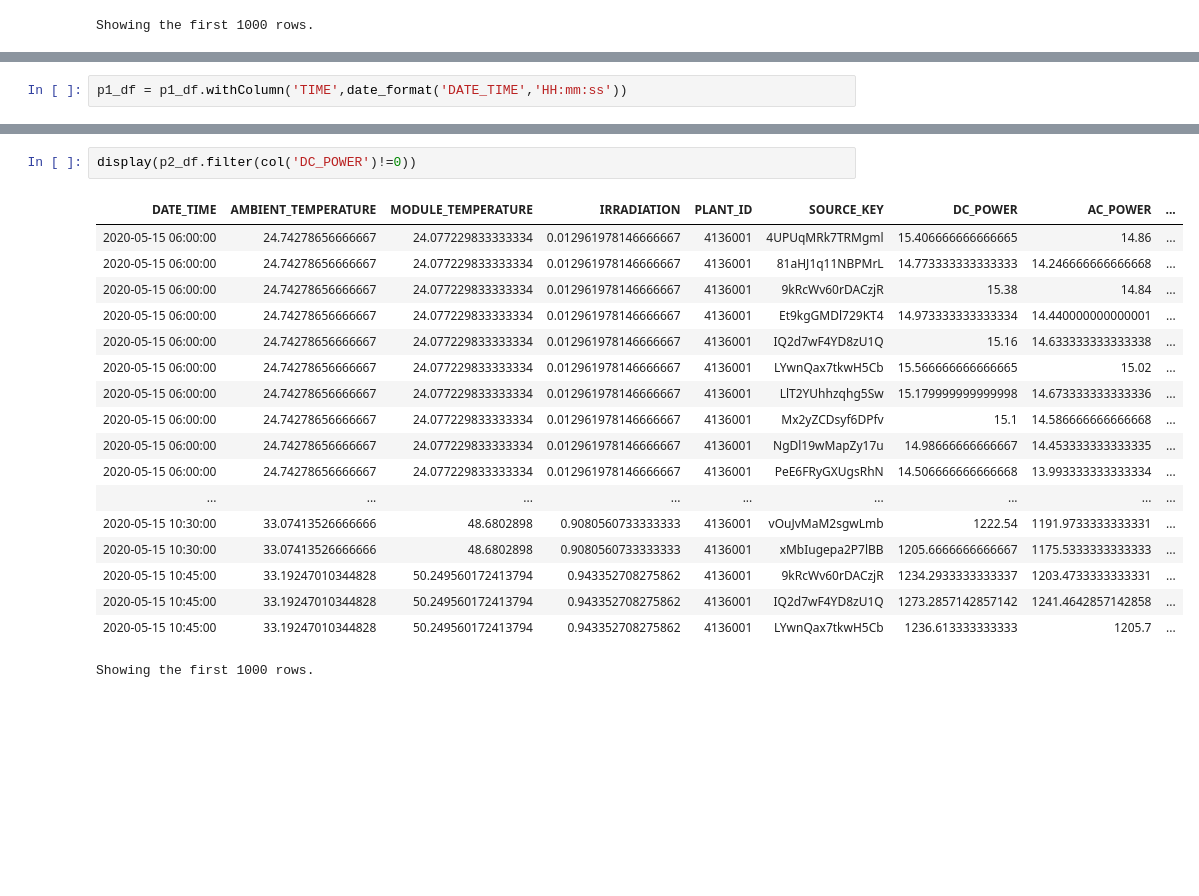
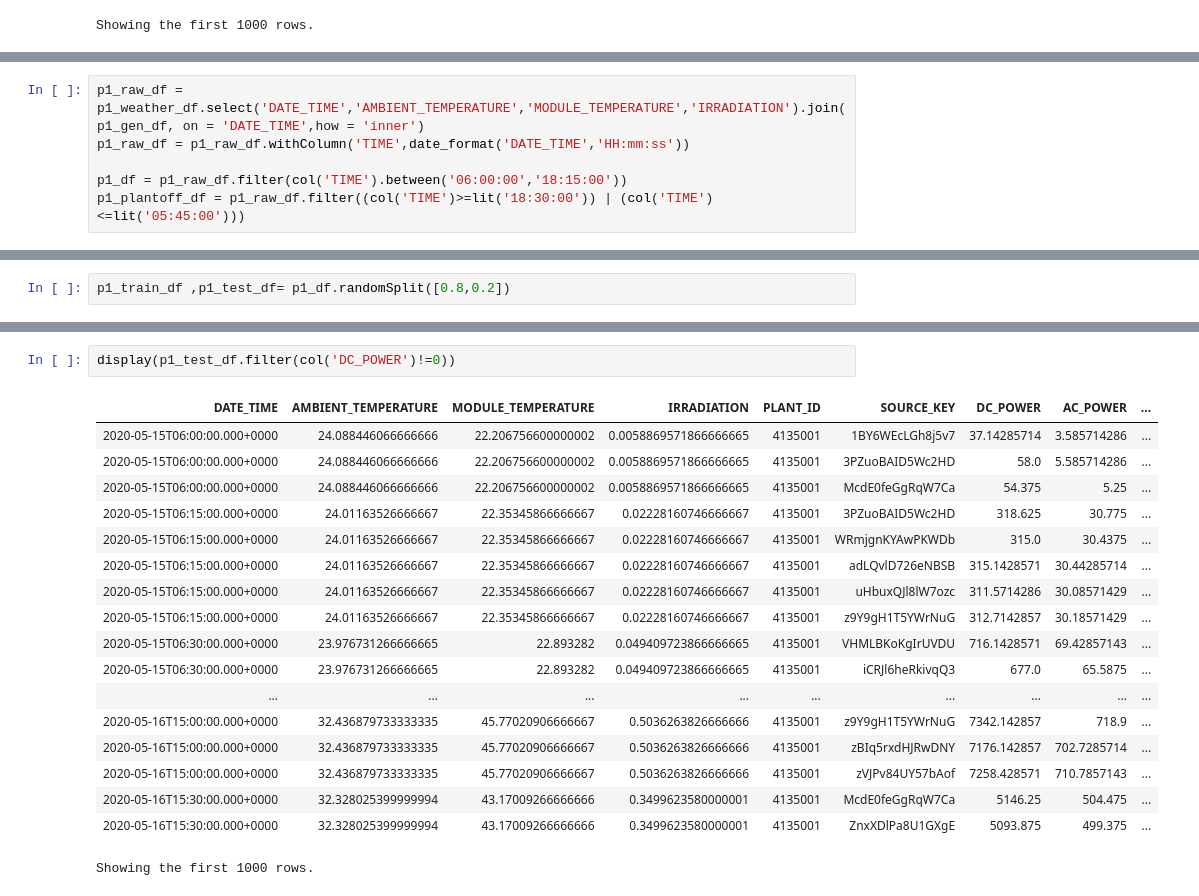
Before and after one commit to rajkothari-3156/SolarPower-SparkStreaming, a Jupyter notebook: MachineLearning/SolarPowerPreProcessing.ipynb, the cells around one changed output, grey strips where cells are left out. Drawn from its saved outputs; the diff is of its cells as text; blank space fills up the shorter version.

```diff
--- a/MachineLearning/SolarPowerPreProcessing.ipynb
+++ b/MachineLearning/SolarPowerPreProcessing.ipynb
@@ -109,0 +108,6 @@ p1_df = p1_weather_df.select('DATE_TIME','AMBIENT_TEMPERATURE','MODULE_TEMPERATU
+# %%
+p1_raw_df = p1_weather_df.select('DATE_TIME','AMBIENT_TEMPERATURE','MODULE_TEMPERATURE','IRRADIATION').join(p1_gen_df, on = 'DATE_TIME',how = 'inner')
+p1_raw_df = p1_raw_df.withColumn('TIME',date_format('DATE_TIME','HH:mm:ss'))
+
+p1_df = p1_raw_df.filter(col('TIME').between('06:00:00','18:15:00'))
+p1_plantoff_df = p1_raw_df.filter((col('TIME')>=lit('18:30:00')) | (col('TIME')<=lit('05:45:00')))
@@ -130,3 +136 @@ display(p1_df)
 Showing the first 1000 rows.
-# %%
-p1_df = p1_df.withColumn('TIME',date_format('DATE_TIME','HH:mm:ss'))
@@ -140,0 +137,2 @@ p1_df = p1_df.withColumn('TIME',date_format('DATE_TIME','HH:mm:ss'))
+# %%
+p1_train_df ,p1_test_df= p1_df.randomSplit([0.8,0.2])
@@ -247,21 +264,21 @@ p2_df = p2_weather_df.select('DATE_TIME','AMBIENT_TEMPERATURE','MODULE_TEMPERATU
 # %%
-display(p2_df.filter(col('DC_POWER')!=0))
+display(p1_test_df.filter(col('DC_POWER')!=0))
 # %% [output]
 | DATE_TIME | AMBIENT_TEMPERATURE | MODULE_TEMPERATURE | IRRADIATION | PLANT_ID | SOURCE_KEY | DC_POWER | AC_POWER | ... |
-| 2020-05-15 06:00:00 | 24.74278656666667 | 24.077229833333334 | 0.012961978146666667 | 4136001 | 4UPUqMRk7TRMgml | 15.406666666666665 | 14.86 | ... |
-| 2020-05-15 06:00:00 | 24.74278656666667 | 24.077229833333334 | 0.012961978146666667 | 4136001 | 81aHJ1q11NBPMrL | 14.773333333333333 | 14.246666666666668 | ... |
-| 2020-05-15 06:00:00 | 24.74278656666667 | 24.077229833333334 | 0.012961978146666667 | 4136001 | 9kRcWv60rDACzjR | 15.38 | 14.84 | ... |
-| 2020-05-15 06:00:00 | 24.74278656666667 | 24.077229833333334 | 0.012961978146666667 | 4136001 | Et9kgGMDl729KT4 | 14.973333333333334 | 14.440000000000001 | ... |
-| 2020-05-15 06:00:00 | 24.74278656666667 | 24.077229833333334 | 0.012961978146666667 | 4136001 | IQ2d7wF4YD8zU1Q | 15.16 | 14.633333333333338 | ... |
-| 2020-05-15 06:00:00 | 24.74278656666667 | 24.077229833333334 | 0.012961978146666667 | 4136001 | LYwnQax7tkwH5Cb | 15.566666666666665 | 15.02 | ... |
-| 2020-05-15 06:00:00 | 24.74278656666667 | 24.077229833333334 | 0.012961978146666667 | 4136001 | LlT2YUhhzqhg5Sw | 15.179999999999998 | 14.673333333333336 | ... |
-| 2020-05-15 06:00:00 | 24.74278656666667 | 24.077229833333334 | 0.012961978146666667 | 4136001 | Mx2yZCDsyf6DPfv | 15.1 | 14.586666666666668 | ... |
-| 2020-05-15 06:00:00 | 24.74278656666667 | 24.077229833333334 | 0.012961978146666667 | 4136001 | NgDl19wMapZy17u | 14.98666666666667 | 14.453333333333335 | ... |
-| 2020-05-15 06:00:00 | 24.74278656666667 | 24.077229833333334 | 0.012961978146666667 | 4136001 | PeE6FRyGXUgsRhN | 14.506666666666668 | 13.993333333333334 | ... |
+| 2020-05-15T06:00:00.000+0000 | 24.088446066666666 | 22.206756600000002 | 0.0058869571866666665 | 4135001 | 1BY6WEcLGh8j5v7 | 37.14285714 | 3.585714286 | ... |
+| 2020-05-15T06:00:00.000+0000 | 24.088446066666666 | 22.206756600000002 | 0.0058869571866666665 | 4135001 | 3PZuoBAID5Wc2HD | 58.0 | 5.585714286 | ... |
+| 2020-05-15T06:00:00.000+0000 | 24.088446066666666 | 22.206756600000002 | 0.0058869571866666665 | 4135001 | McdE0feGgRqW7Ca | 54.375 | 5.25 | ... |
+| 2020-05-15T06:15:00.000+0000 | 24.01163526666667 | 22.35345866666667 | 0.02228160746666667 | 4135001 | 3PZuoBAID5Wc2HD | 318.625 | 30.775 | ... |
+| 2020-05-15T06:15:00.000+0000 | 24.01163526666667 | 22.35345866666667 | 0.02228160746666667 | 4135001 | WRmjgnKYAwPKWDb | 315.0 | 30.4375 | ... |
+| 2020-05-15T06:15:00.000+0000 | 24.01163526666667 | 22.35345866666667 | 0.02228160746666667 | 4135001 | adLQvlD726eNBSB | 315.1428571 | 30.44285714 | ... |
+| 2020-05-15T06:15:00.000+0000 | 24.01163526666667 | 22.35345866666667 | 0.02228160746666667 | 4135001 | uHbuxQJl8lW7ozc | 311.5714286 | 30.08571429 | ... |
+| 2020-05-15T06:15:00.000+0000 | 24.01163526666667 | 22.35345866666667 | 0.02228160746666667 | 4135001 | z9Y9gH1T5YWrNuG | 312.7142857 | 30.18571429 | ... |
+| 2020-05-15T06:30:00.000+0000 | 23.976731266666665 | 22.893282 | 0.049409723866666665 | 4135001 | VHMLBKoKgIrUVDU | 716.1428571 | 69.42857143 | ... |
+| 2020-05-15T06:30:00.000+0000 | 23.976731266666665 | 22.893282 | 0.049409723866666665 | 4135001 | iCRJl6heRkivqQ3 | 677.0 | 65.5875 | ... |
 | ... | ... | ... | ... | ... | ... | ... | ... | ... |
-| 2020-05-15 10:30:00 | 33.07413526666666 | 48.6802898 | 0.9080560733333333 | 4136001 | vOuJvMaM2sgwLmb | 1222.54 | 1191.9733333333331 | ... |
-| 2020-05-15 10:30:00 | 33.07413526666666 | 48.6802898 | 0.9080560733333333 | 4136001 | xMbIugepa2P7lBB | 1205.6666666666667 | 1175.5333333333333 | ... |
-| 2020-05-15 10:45:00 | 33.19247010344828 | 50.249560172413794 | 0.943352708275862 | 4136001 | 9kRcWv60rDACzjR | 1234.2933333333337 | 1203.4733333333331 | ... |
-| 2020-05-15 10:45:00 | 33.19247010344828 | 50.249560172413794 | 0.943352708275862 | 4136001 | IQ2d7wF4YD8zU1Q | 1273.2857142857142 | 1241.4642857142858 | ... |
-| 2020-05-15 10:45:00 | 33.19247010344828 | 50.249560172413794 | 0.943352708275862 | 4136001 | LYwnQax7tkwH5Cb | 1236.613333333333 | 1205.7 | ... |
+| 2020-05-16T15:00:00.000+0000 | 32.436879733333335 | 45.77020906666667 | 0.5036263826666666 | 4135001 | z9Y9gH1T5YWrNuG | 7342.142857 | 718.9 | ... |
+| 2020-05-16T15:00:00.000+0000 | 32.436879733333335 | 45.77020906666667 | 0.5036263826666666 | 4135001 | zBIq5rxdHJRwDNY | 7176.142857 | 702.7285714 | ... |
+| 2020-05-16T15:00:00.000+0000 | 32.436879733333335 | 45.77020906666667 | 0.5036263826666666 | 4135001 | zVJPv84UY57bAof | 7258.428571 | 710.7857143 | ... |
+| 2020-05-16T15:30:00.000+0000 | 32.328025399999994 | 43.17009266666666 | 0.3499623580000001 | 4135001 | McdE0feGgRqW7Ca | 5146.25 | 504.475 | ... |
+| 2020-05-16T15:30:00.000+0000 | 32.328025399999994 | 43.17009266666666 | 0.3499623580000001 | 4135001 | ZnxXDlPa8U1GXgE | 5093.875 | 499.375 | ... |
 Showing the first 1000 rows.
```
Also changed, not shown: parts of 29 cells of this notebook, 1 other file.
